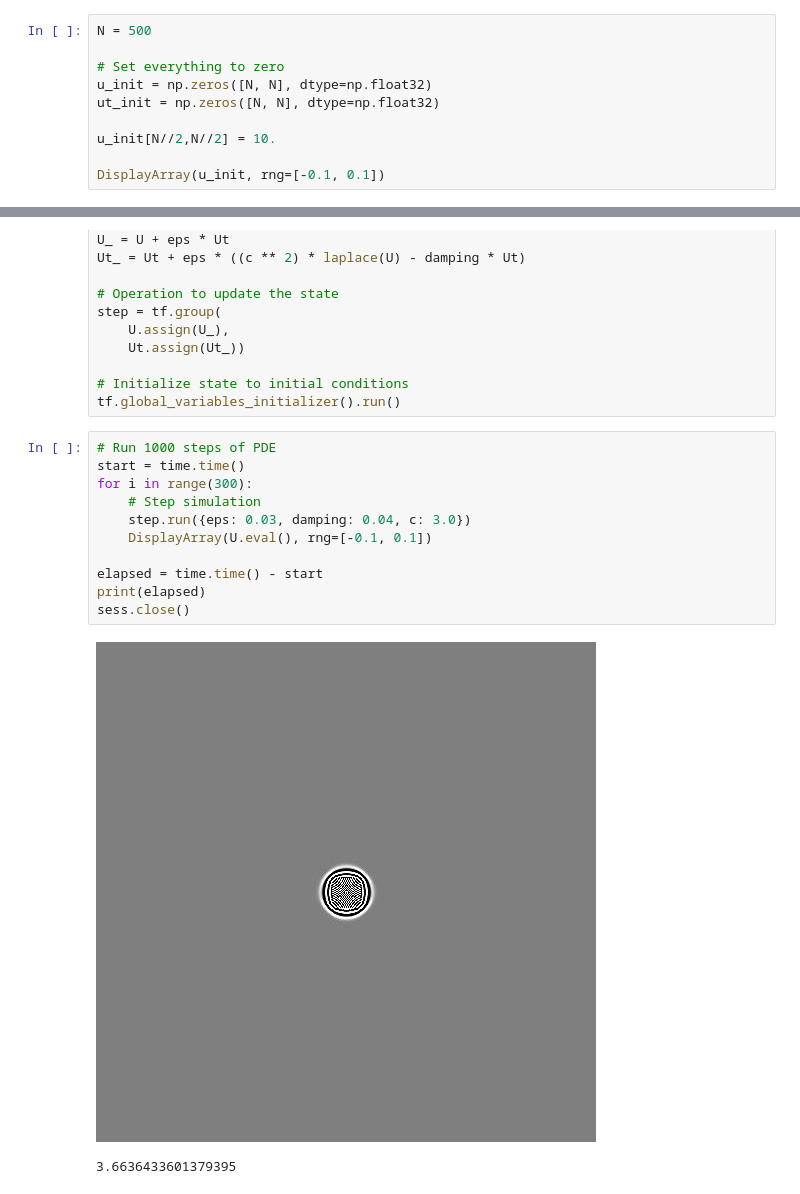
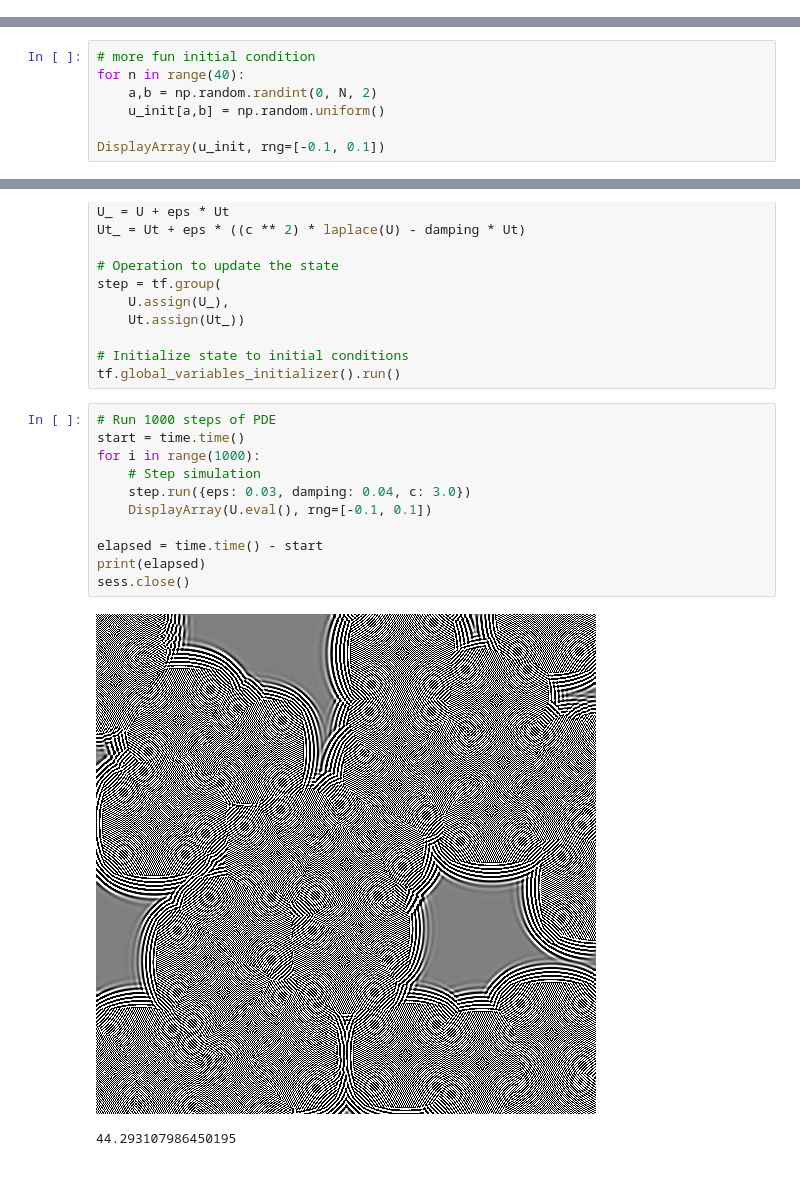
Before and after one commit to ubsuny/burgers-equation-nvidia-jetson, a Jupyter notebook: Problem1.ipynb, the cells around one changed output, grey strips where cells are left out. Saved outputs shown, nothing was run; the diff lists cells and outputs as text.

```diff
--- a/Problem1.ipynb
+++ b/Problem1.ipynb
@@ -62,13 +67,3 @@ u_init[N//2,N//2] = 10.
 DisplayArray(u_init, rng=[-0.1, 0.1])
 # %% [output]
 [figure]
-# %%
-N = 500
-
-# Set everything to zero
-u_init = np.zeros([N, N], dtype=np.float32)
-ut_init = np.zeros([N, N], dtype=np.float32)
-
-u_init[N//2,N//2] = 10.
-
-DisplayArray(u_init, rng=[-0.1, 0.1])
@@ -76,0 +70,7 @@ DisplayArray(u_init, rng=[-0.1, 0.1])
+# %%
+# more fun initial condition
+for n in range(40):
+    a,b = np.random.randint(0, N, 2)
+    u_init[a,b] = np.random.uniform()
+
+DisplayArray(u_init, rng=[-0.1, 0.1])
@@ -104,14 +106,14 @@ tf.global_variables_initializer().run()
 # %%
 # Run 1000 steps of PDE
 start = time.time()
-for i in range(300):
+for i in range(1000):
     # Step simulation
     step.run({eps: 0.03, damping: 0.04, c: 3.0})
     DisplayArray(U.eval(), rng=[-0.1, 0.1])
 
 elapsed = time.time() - start
 print(elapsed)
 sess.close()
 # %% [output]
-[figure, old version]
+[figure, new version]
-3.6636433601379395
+44.293107986450195
```
Also changed, not shown: parts of 8 cells of this notebook, 4 other files.
